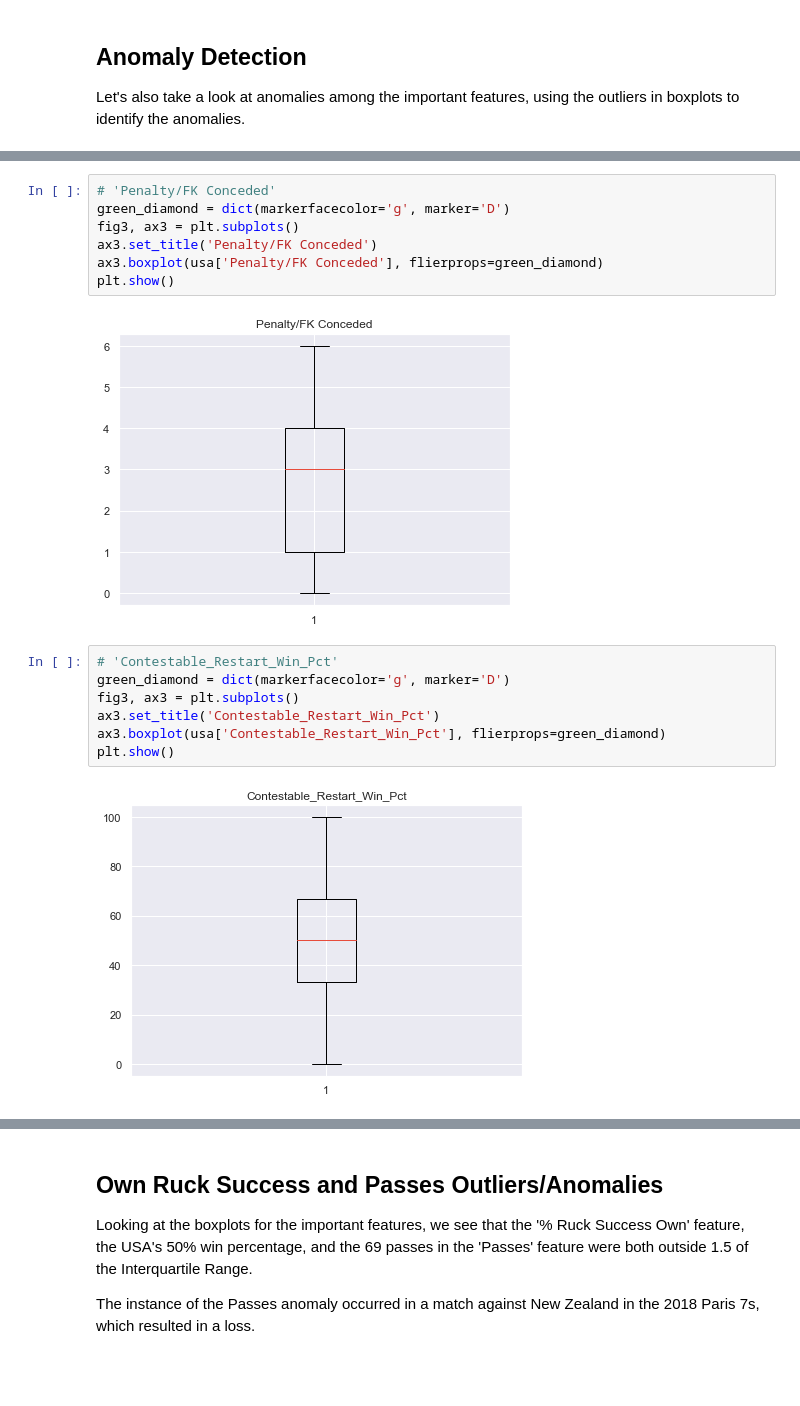
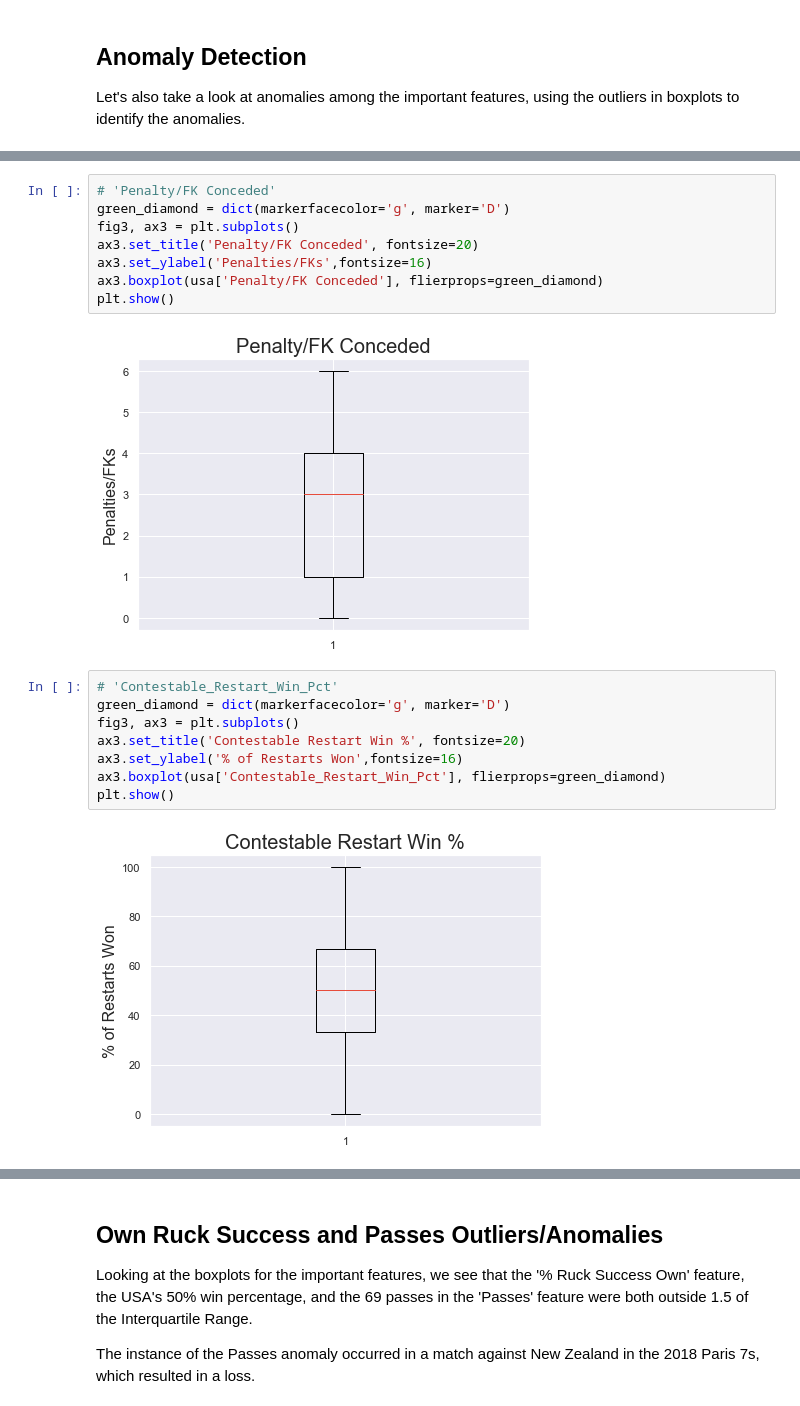
Before and after one commit to chudzikr/Data_Storytelling, a Jupyter notebook: Data Storytelling Exercise.ipynb, the cells around one changed output, grey strips where cells are left out. Cells and saved outputs as stored; diff of their text form; blank space fills up the shorter version.

```diff
--- a/Data Storytelling Exercise.ipynb
+++ b/Data Storytelling Exercise.ipynb
@@ -330,20 +324,22 @@ plt.show()
 # 'Penalty/FK Conceded'
 green_diamond = dict(markerfacecolor='g', marker='D')
 fig3, ax3 = plt.subplots()
-ax3.set_title('Penalty/FK Conceded')
+ax3.set_title('Penalty/FK Conceded', fontsize=20)
+ax3.set_ylabel('Penalties/FKs',fontsize=16)
 ax3.boxplot(usa['Penalty/FK Conceded'], flierprops=green_diamond)
 plt.show()
 # %% [output]
-[figure, old version]
+[figure, new version]
 # %%
 # 'Contestable_Restart_Win_Pct'
 green_diamond = dict(markerfacecolor='g', marker='D')
 fig3, ax3 = plt.subplots()
-ax3.set_title('Contestable_Restart_Win_Pct')
+ax3.set_title('Contestable Restart Win %', fontsize=20)
+ax3.set_ylabel('% of Restarts Won',fontsize=16)
 ax3.boxplot(usa['Contestable_Restart_Win_Pct'], flierprops=green_diamond)
 plt.show()
 # %% [output]
-[figure, old version]
+[figure, new version]
 # %%
 # 'Passes'
 green_diamond = dict(markerfacecolor='g', marker='D')
```
Also changed, not shown: parts of 27 cells of this notebook.
